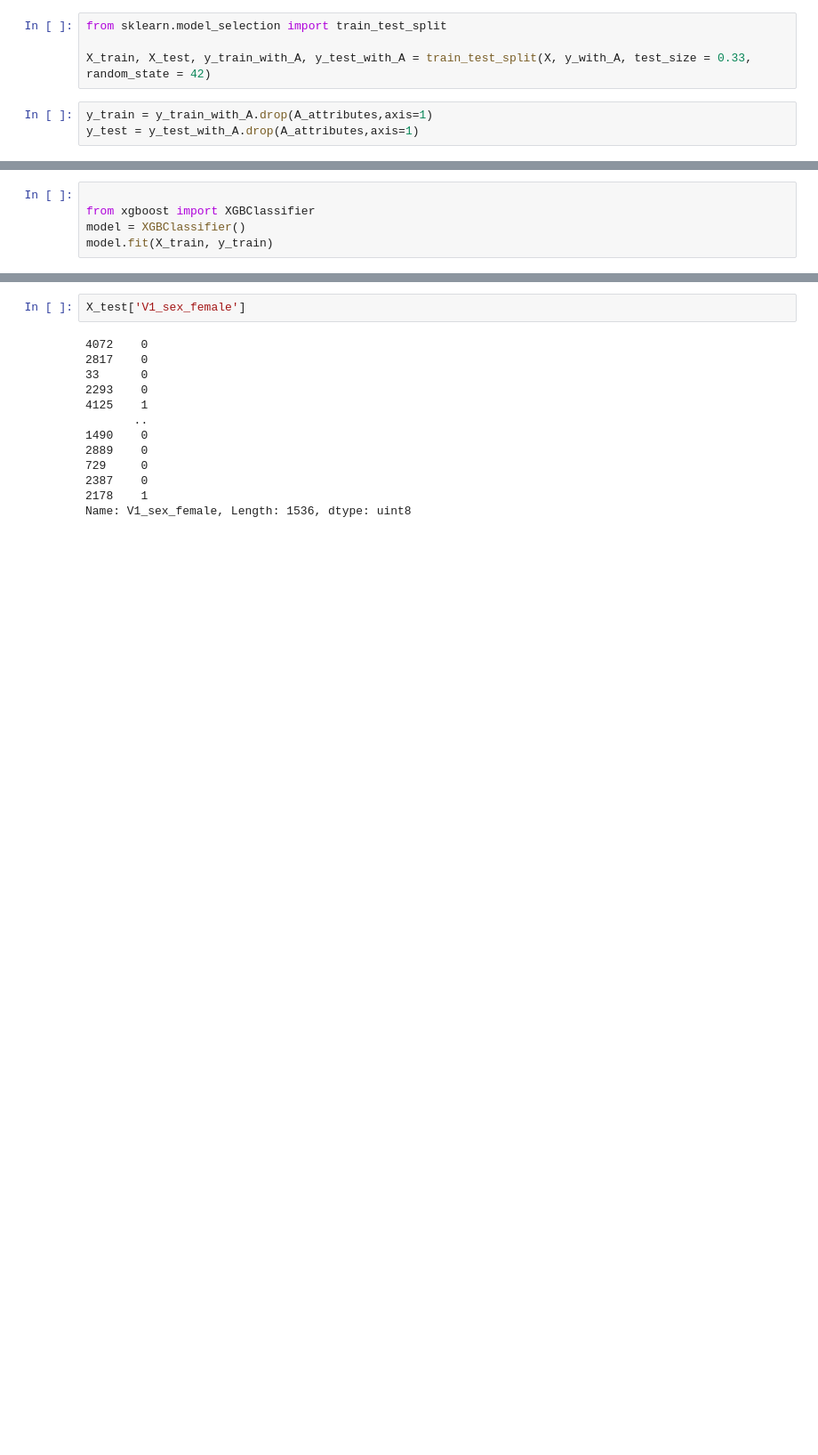
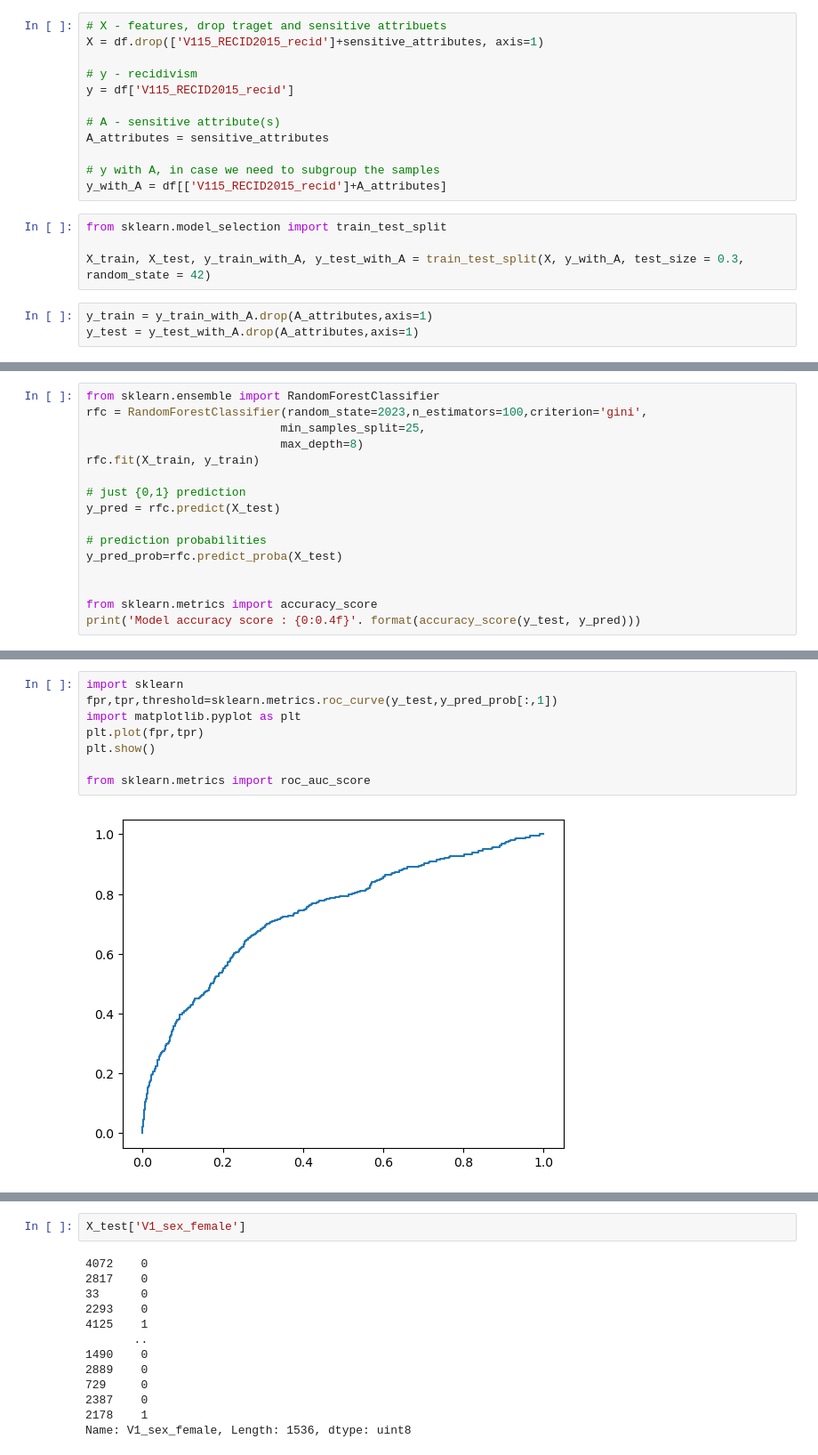
Before and after one commit to blclo/AlgorithmicFairness, a Jupyter notebook: src/notebook/baseline_models.ipynb, the cells around one changed output, grey strips where cells are left out. Shown: that part at 89% size. Drawn from its saved outputs; the diff is of its cells as text; blank space fills up the shorter version.

```diff
--- a/src/notebook/baseline_models.ipynb
+++ b/src/notebook/baseline_models.ipynb
@@ -141,7 +168,19 @@ y_with_A = df[['V115_RECID2015_recid','V1_sex_female']]
+# %%
+# X - features, drop traget and sensitive attribuets
+X = df.drop(['V115_RECID2015_recid']+sensitive_attributes, axis=1)
+
+# y - recidivism
+y = df['V115_RECID2015_recid']
+
+# A - sensitive attribute(s)
+A_attributes = sensitive_attributes
+
+# y with A, in case we need to subgroup the samples
+y_with_A = df[['V115_RECID2015_recid']+A_attributes]
 # %%
 from sklearn.model_selection import train_test_split
 
-X_train, X_test, y_train_with_A, y_test_with_A = train_test_split(X, y_with_A, test_size = 0.33, random_state = 42)
+X_train, X_test, y_train_with_A, y_test_with_A = train_test_split(X, y_with_A, test_size = 0.3, random_state = 42)
 # %%
 y_train = y_train_with_A.drop(A_attributes,axis=1)
 y_test = y_test_with_A.drop(A_attributes,axis=1)
@@ -213,5 +186,0 @@ Index(['V8_age', 'V9_age_at_program_end', 'V11_criminal_record',
-# %%
-
-from xgboost import XGBClassifier
-model = XGBClassifier()
-model.fit(X_train, y_train)
@@ -231,0 +189,16 @@ predictions = [round(value) for value in y_pred]
+# %%
+from sklearn.ensemble import RandomForestClassifier
+rfc = RandomForestClassifier(random_state=2023,n_estimators=100,criterion='gini',
+                            min_samples_split=25,
+                            max_depth=8)
+rfc.fit(X_train, y_train)
+
+# just {0,1} prediction
+y_pred = rfc.predict(X_test)
+
+# prediction probabilities
+y_pred_prob=rfc.predict_proba(X_test)
+
+
+from sklearn.metrics import accuracy_score
+print('Model accuracy score : {0:0.4f}'. format(accuracy_score(y_test, y_pred)))
@@ -231,0 +221,10 @@ predictions = [round(value) for value in y_pred]
+# %%
+import sklearn
+fpr,tpr,threshold=sklearn.metrics.roc_curve(y_test,y_pred_prob[:,1])
+import matplotlib.pyplot as plt
+plt.plot(fpr,tpr)
+plt.show()
+
+from sklearn.metrics import roc_auc_score
+# %% [output]
+[figure, added]
```
Also changed, not shown: parts of 72 cells of this notebook.
